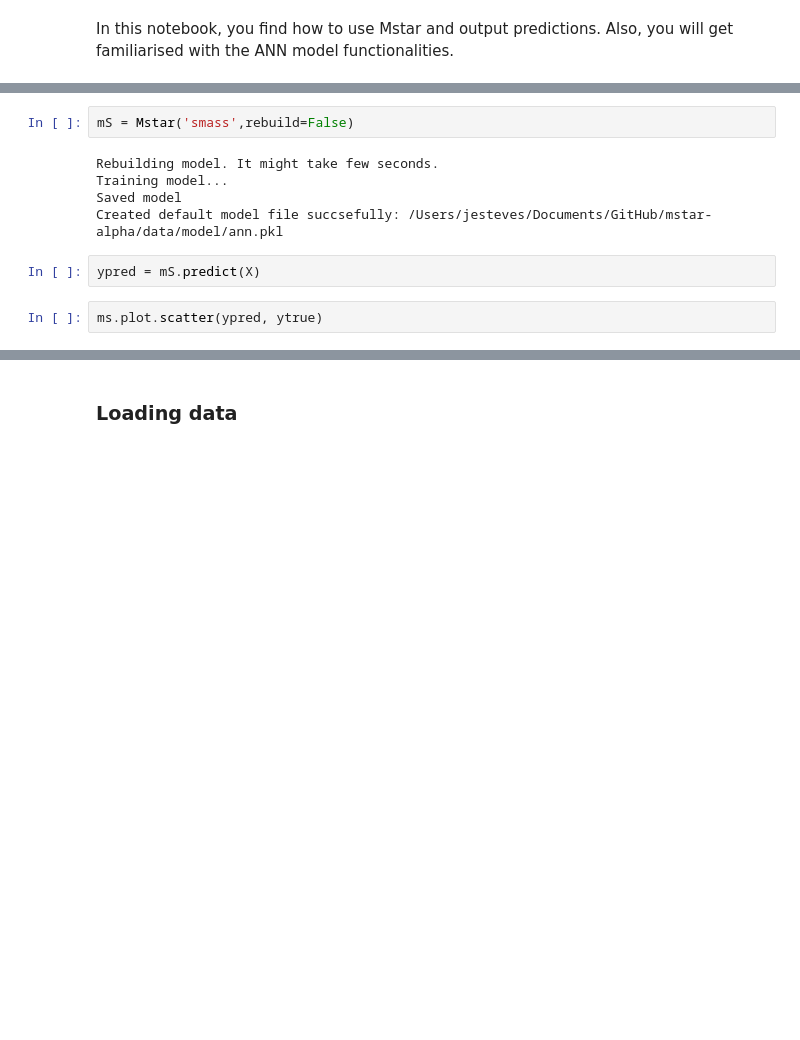
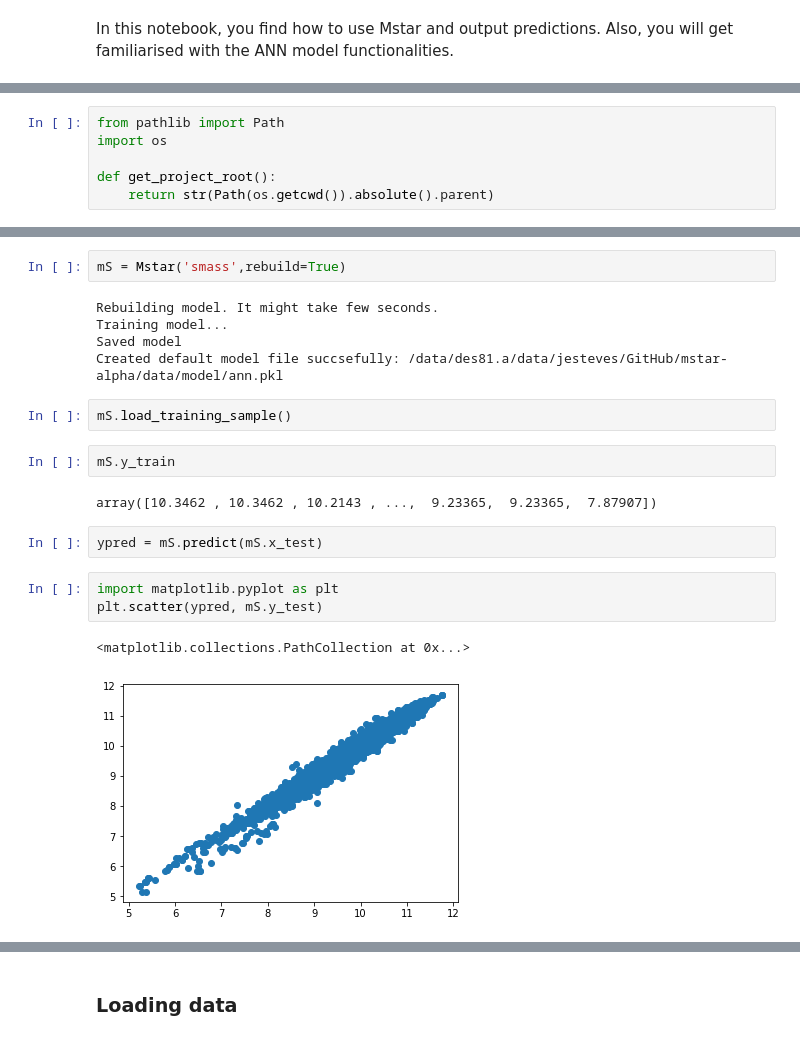
Before and after one commit to estevesjh/mstar-alpha, a Jupyter notebook: examples/mstar_demo.ipynb, the cells around one changed output, grey strips where cells are left out. Drawn from its saved outputs; the diff is of its cells as text; blank space fills up the shorter version.

Commit message:
debug training

```diff
--- a/examples/mstar_demo.ipynb
+++ b/examples/mstar_demo.ipynb
@@ -8,3 +9,9 @@ In this notebook, you find how to use Mstar and output predictions. Also, you wi
+# %%
+from pathlib import Path
+import os
+
+def get_project_root():
+    return str(Path(os.getcwd()).absolute().parent)
 # %%
 import sys
 import os
@@ -202,13 +214,23 @@ def get_project_root() -> Path:
 # %%
-mS = Mstar('smass',rebuild=False)
+mS = Mstar('smass',rebuild=True)
 # %% [output]
 Rebuilding model. It might take few seconds.
 Training model...
 Saved model
-Created default model file succsefully: /Users/jesteves/Documents/GitHub/mstar-alpha/data/model/ann.pkl
+Created default model file succsefully: /data/des81.a/data/jesteves/GitHub/mstar-alpha/data/model/ann.pkl
+# %%
+mS.load_training_sample()
+# %%
+mS.y_train
+# %% [output]
+array([10.3462 , 10.3462 , 10.2143 , ...,  9.23365,  9.23365,  7.87907])
 # %%
-ypred = mS.predict(X)
+ypred = mS.predict(mS.x_test)
-# %%
-ms.plot.scatter(ypred, ytrue)
+# %%
+import matplotlib.pyplot as plt
+plt.scatter(ypred, mS.y_test)
+# %% [output]
+<matplotlib.collections.PathCollection at 0x...>
+[figure, added]
 # %%
 mS = Mstar('quenching',rebuild=False)
```
Also changed, not shown: parts of 8 cells of this notebook, 38 other files.
